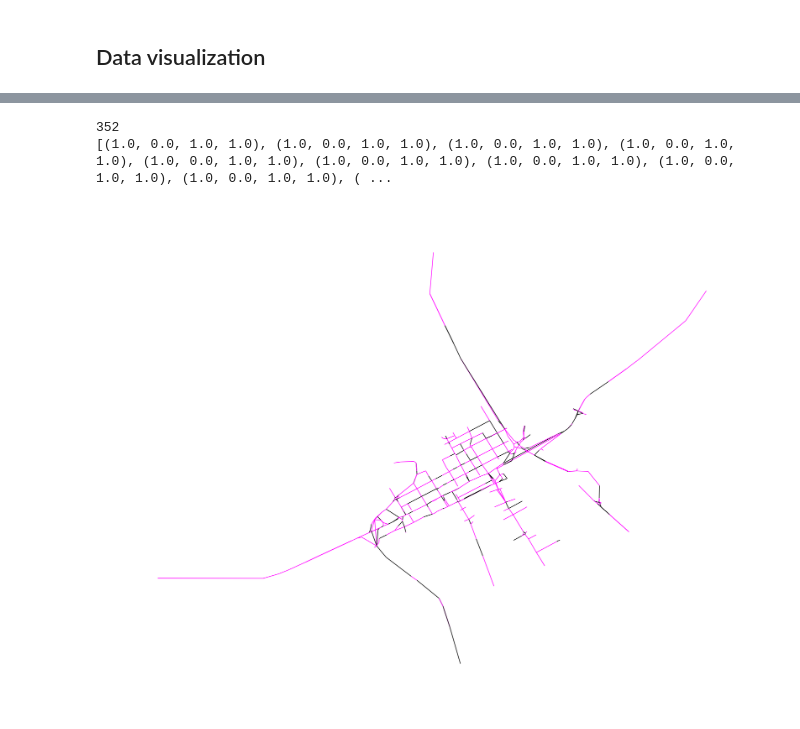
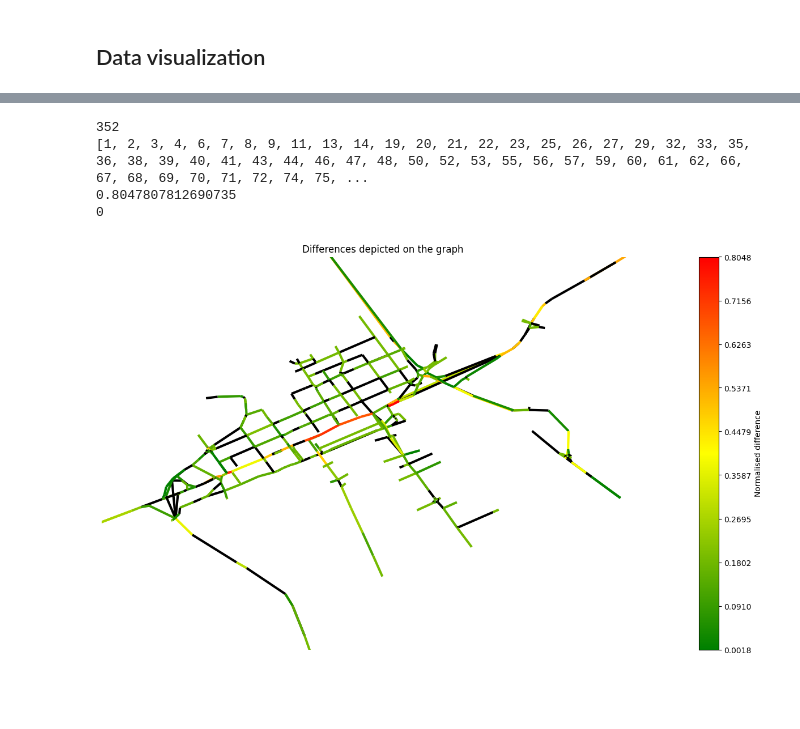
Before and after one commit to Nemesaaa/Projectlab, a Jupyter notebook: gnn.ipynb, the cells around one changed output, grey strips where cells are left out. Saved outputs shown, nothing was run; the diff lists cells and outputs as text; code cells hidden in the pictures; blank space fills up the shorter version.

```diff
--- a/gnn.ipynb
+++ b/gnn.ipynb
@@ -205,8 +205,9 @@ total_losses = []
 for epoch in range(num_epochs):
     model.train()
     optimizer.zero_grad()
-    if epoch % 100 == 0:
-        i = random.randint(0, len(prepared_test_data)-1)
+    i = random.randint(0, len(prepared_test_data)-1)
+    """ if epoch % 100 == 0:
+        i = random.randint(0, len(prepared_test_data)-1) """
     # Forward pass
     output = model(prepared_training_data[i].edge_attr, prepared_training_data[i].edge_index)
 
@@ -222,7 +223,7 @@ for epoch in range(num_epochs):
     print(sys.getsizeof(losses))
     print(sys.getsizeof(total_losses))
 
-#plot_graph_weight(G2)
+
 with open('total_losses.json', 'w') as file:
     json.dump(total_losses, file)
 with open('losses.json', 'w') as file:
@@ -271,7 +273,7 @@ with open('dimensions.json', 'r') as file:
     edge_dims = json.load(file)
 
 model2 = GNN(edge_dims[0], edge_dims[1], edge_dims[2], edge_dims[3], edge_dims[4], edge_dims[5], edge_dims[6], edge_dims[7], edge_dims[8])
-model2.load_state_dict(torch.load('gnn_model.pth'))
+model2.load_state_dict(torch.load('gnn_model_ces.pth'))
 # %% [output]
 <All keys matched successfully>
 # %%
@@ -359,21 +361,37 @@ tensor([0.1822])
 # %%
-def plot_graph_weight(G):
-    plt.figure(figsize=(16,12))
+def plot_graph_weight(G,model_output,hidenedges):
+
+    plt.figure(figsize=(16,9))
+    """ fig, ax = plt.subplots(dpi=100)
+    mycax=ax.inset_axes[0.95, 0.1, 0.05, 0.8] """
+    """ cax = plt.axes((0.85, 0.1, 0.075, 0.8)) """
+
     pos = nx.get_node_attributes(G, 'pos')
-    N = num_edges_to_hide
+    N = 352
     print(N)
+    edges_to_hide_sort=hidenedges
+    edges_to_hide_sort.sort()
     difference = np.zeros(N)
+    print(edges_to_hide_sort)
     for i in range(N):
-        if output[edges_to_hide][i]<0:
-            output[edges_to_hide][i] = 0
-        difference[i] = float(abs(output[edges_to_hide][i] - data_testing.edge_attr[edges_to_hide][i]))
+        if model_output[edges_to_hide_sort][i]<0:
+            model_output[edges_to_hide_sort][i] = 0
+        difference[i] = float(abs(model_output[edges_to_hide_sort][i] - prepared_test_data[3].edge_attr[edges_to_hide_sort][i]))
 
     maxdiff = max(difference)
+    mindiff = min(difference)
+    maxdiff_int=int(maxdiff)
+    print(maxdiff)
+    mindiff_int=int(mindiff)
+    print(mindiff_int)
 
-    cmap = matplotlib.colors.LinearSegmentedColormap.from_list("", ["magenta", "magenta", "magenta"])
+    c = np.arange(10, maxdiff_int + 1)
+
+
+    cmap = matplotlib.colors.LinearSegmentedColormap.from_list("", ["green", "yellow", "red"])
+
     colors = [cmap(c/maxdiff) for c in difference]
 
-    print(colors)
 
     edge_colors = {edge: 'black' for edge in G.edges()}
 
@@ -385,34 +403,45 @@ def plot_graph_weight(G):
     for i in edges_to_hide:
         edges_to_color_edges.append(edges[i])
     for i in edges_to_color_edges:
         edges_to_color_by_id.append(G2.edges[i]['edge_id'])
 
     colorindexiter=0
     for edge in G.edges():
         edge_id = G.edges[edge]['edge_id']
 
 
         if edge_id in edges_to_color_by_id:
 
             edge_colors[edge] = colors[colorindexiter]
             colorindexiter+=1
 
+    plt.axis([250, 3500, -500, 2500])
     nx.set_edge_attributes(G, edge_colors, 'color')
 
     edge_color_values = [G[u][v]['color'] for u, v in G.edges()]
     options = {
 
 
-        "width": 1,
+        "width": 3,
         "edge_cmap": plt.cm.Blues,
         "with_labels": False,
     }
     nx.draw(G, pos, **options, edge_color=edge_color_values, node_size=0)
 
+    norm = matplotlib.colors.Normalize(vmin=mindiff, vmax=maxdiff)
+
+    # creating ScalarMappable
+    sm = plt.cm.ScalarMappable(cmap=cmap, norm=norm)
+    sm.set_array([])
+
+    plt.colorbar(sm, ax=plt.gca(),ticks=np.linspace(mindiff, maxdiff,10),label="Normalised difference")
+    plt.title('Differences depicted on the graph')
     plt.show()
 
-plot_graph_weight(G2)
+plot_graph_weight(G2,output,edges_to_hide)
 # %% [output]
 352
-[(1.0, 0.0, 1.0, 1.0), (1.0, 0.0, 1.0, 1.0), (1.0, 0.0, 1.0, 1.0), (1.0, 0.0, 1.0, 1.0), (1.0, 0.0, 1.0, 1.0), (1.0, 0.0, 1.0, 1.0), (1.0, 0.0, 1.0, 1.0), (1.0, 0.0, 1.0, 1.0), (1.0, 0.0, 1.0, 1.0), ( ...
+[1, 2, 3, 4, 6, 7, 8, 9, 11, 13, 14, 19, 20, 21, 22, 23, 25, 26, 27, 29, 32, 33, 35, 36, 38, 39, 40, 41, 43, 44, 46, 47, 48, 50, 52, 53, 55, 56, 57, 59, 60, 61, 62, 66, 67, 68, 69, 70, 71, 72, 74, 75, ...
+0.8047807812690735
+0
-[figure, old version]
+[figure, new version]
```
Also changed, not shown: parts of 4 cells of this notebook.
